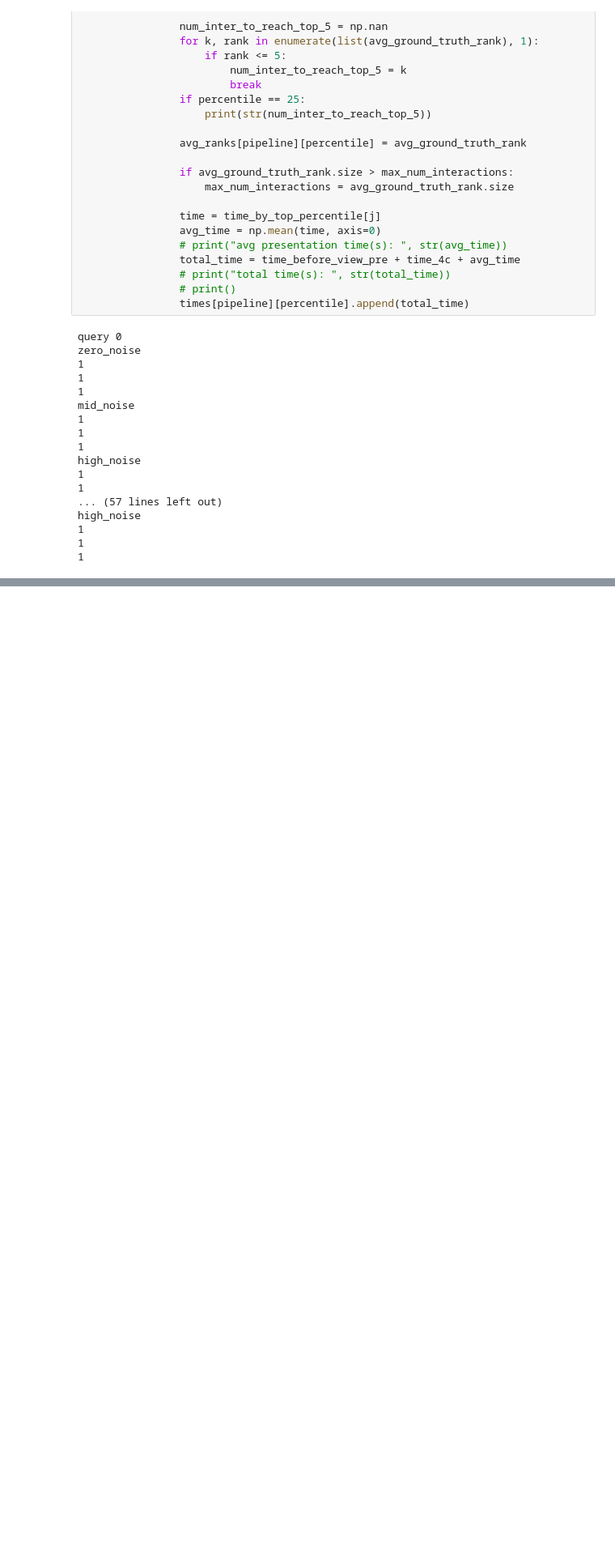
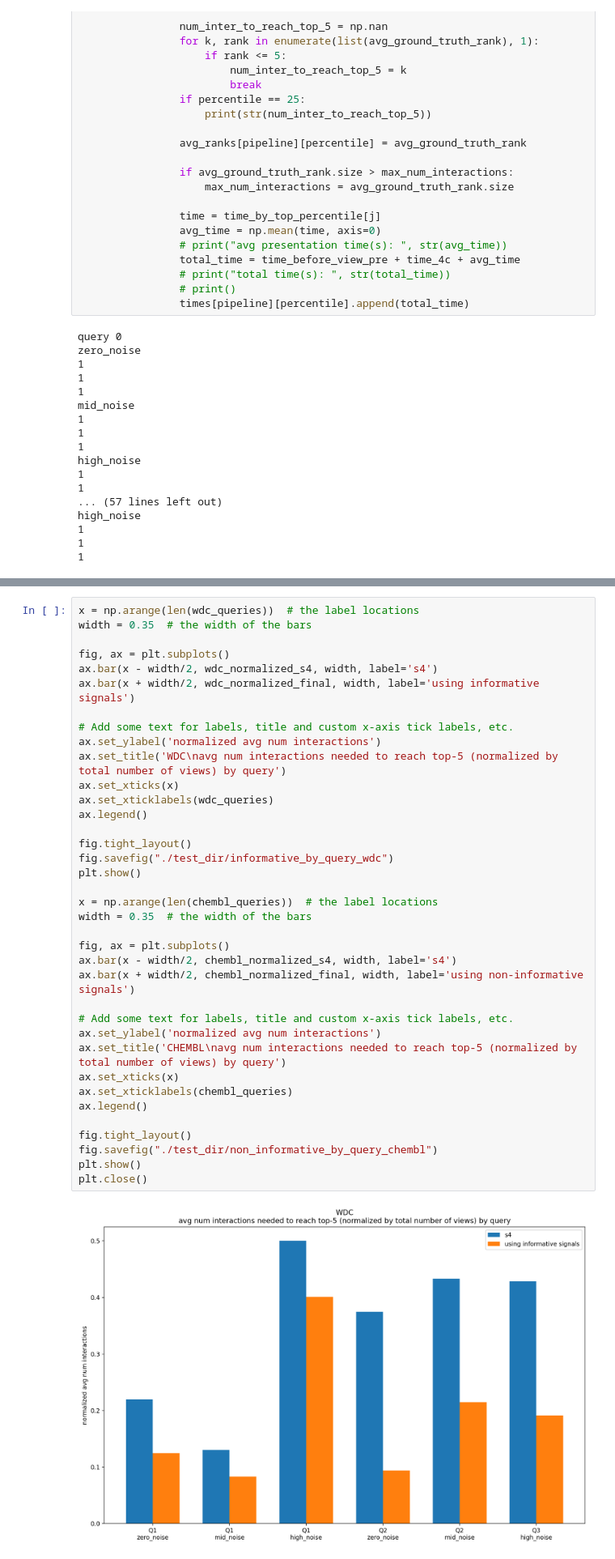
Before and after one commit to TheDataStation/ver, a Jupyter notebook: DoD/plot_baseline.ipynb, the cells around one changed output, grey strips where cells are left out. Shown at 81% size. Saved outputs shown, nothing was run; the diff lists cells and outputs as text; blank space fills up the shorter version.

```diff
--- a/DoD/plot_baseline.ipynb
+++ b/DoD/plot_baseline.ipynb
@@ -536,0 +709,39 @@ defaultdict(<function <lambda> at 0x...>, {'zero_noise': defaultdict(<function <
+# %%
+x = np.arange(len(wdc_queries))  # the label locations
+width = 0.35  # the width of the bars
+
+fig, ax = plt.subplots()
+ax.bar(x - width/2, wdc_normalized_s4, width, label='s4')
+ax.bar(x + width/2, wdc_normalized_final, width, label='using informative signals')
+
+# Add some text for labels, title and custom x-axis tick labels, etc.
+ax.set_ylabel('normalized avg num interactions')
+ax.set_title('WDC\navg num interactions needed to reach top-5 (normalized by total number of views) by query')
+ax.set_xticks(x)
+ax.set_xticklabels(wdc_queries)
+ax.legend()
+
+fig.tight_layout()
+fig.savefig("./test_dir/informative_by_query_wdc")
+plt.show()
+
+x = np.arange(len(chembl_queries))  # the label locations
+width = 0.35  # the width of the bars
+
+fig, ax = plt.subplots()
+ax.bar(x - width/2, chembl_normalized_s4, width, label='s4')
+ax.bar(x + width/2, chembl_normalized_final, width, label='using non-informative signals')
+
+# Add some text for labels, title and custom x-axis tick labels, etc.
+ax.set_ylabel('normalized avg num interactions')
+ax.set_title('CHEMBL\navg num interactions needed to reach top-5 (normalized by total number of views) by query')
+ax.set_xticks(x)
+ax.set_xticklabels(chembl_queries)
+ax.legend()
+
+fig.tight_layout()
+fig.savefig("./test_dir/non_informative_by_query_chembl")
+plt.show()
+plt.close()
+# %% [output]
+[figure, added]
```
Also changed, not shown: parts of 9 cells of this notebook, 8 other files.
